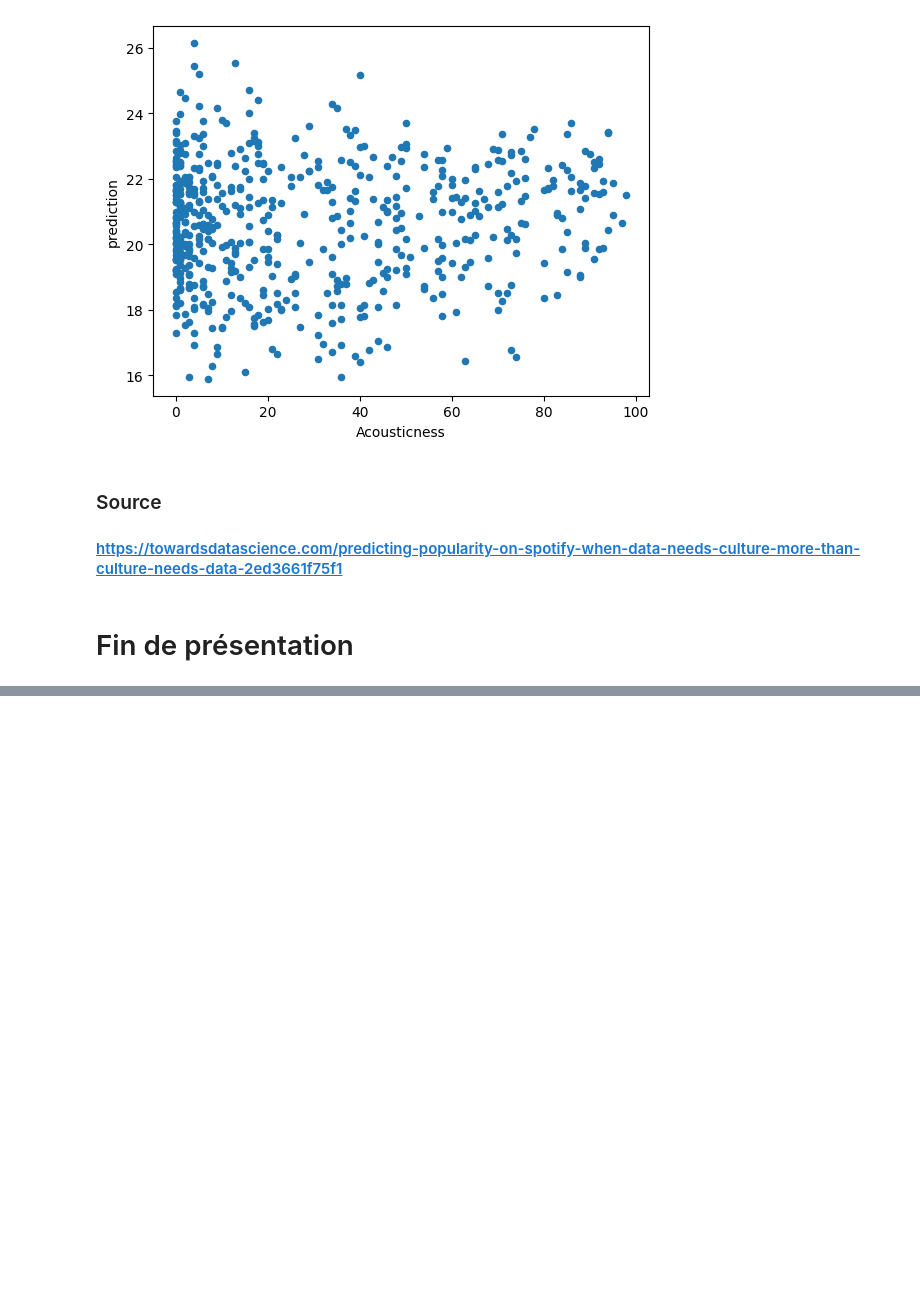
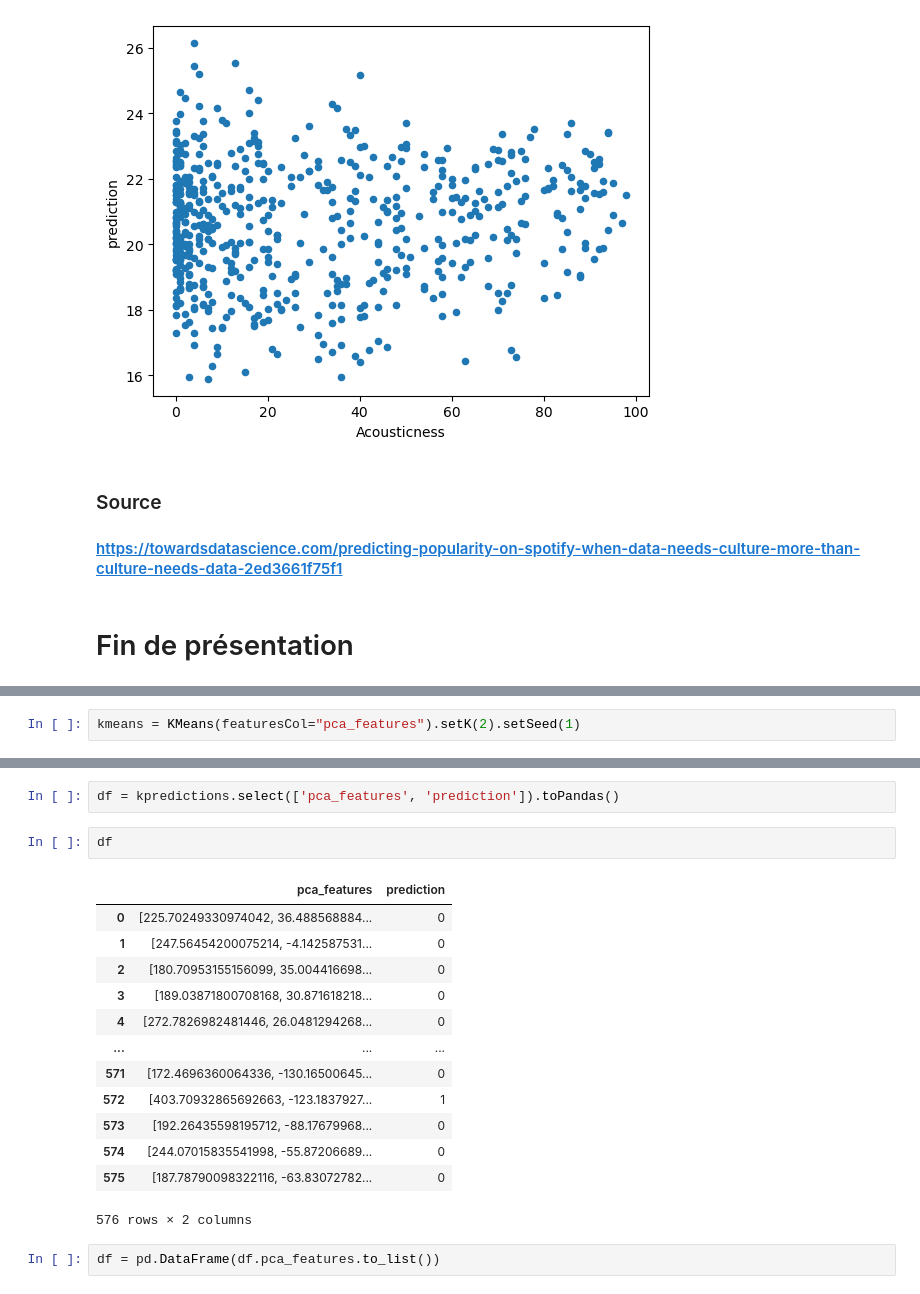
Before and after one commit to Sunland1/ML2_spotify, a Jupyter notebook: notebook.ipynb, the cells around one changed output, grey strips where cells are left out. Drawn from its saved outputs; the diff is of its cells as text; blank space fills up the shorter version.

```diff
--- a/notebook.ipynb
+++ b/notebook.ipynb
@@ -423,0 +489,2 @@ fig = df.plot.scatter(x="Acousticness", y="prediction")
+# %%
+kmeans = KMeans(featuresCol="pca_features").setK(2).setSeed(1)
@@ -423,0 +513,20 @@ fig = df.plot.scatter(x="Acousticness", y="prediction")
+# %%
+df = kpredictions.select(['pca_features', 'prediction']).toPandas()
+# %%
+df
+# %% [output]
+|  | pca_features | prediction |
+| 0 | [225.70249330974042, 36.488568884... | 0 |
+| 1 | [247.56454200075214, -4.142587531... | 0 |
+| 2 | [180.70953155156099, 35.004416698... | 0 |
+| 3 | [189.03871800708168, 30.871618218... | 0 |
+| 4 | [272.7826982481446, 26.0481294268... | 0 |
+| ... | ... | ... |
+| 571 | [172.4696360064336, -130.16500645... | 0 |
+| 572 | [403.70932865692663, -123.1837927... | 1 |
+| 573 | [192.26435598195712, -88.17679968... | 0 |
+| 574 | [244.07015835541998, -55.87206689... | 0 |
+| 575 | [187.78790098322116, -63.83072782... | 0 |
+576 rows × 2 columns
+# %%
+df = pd.DataFrame(df.pca_features.to_list())
```
Also changed, not shown: parts of 25 cells of this notebook.
